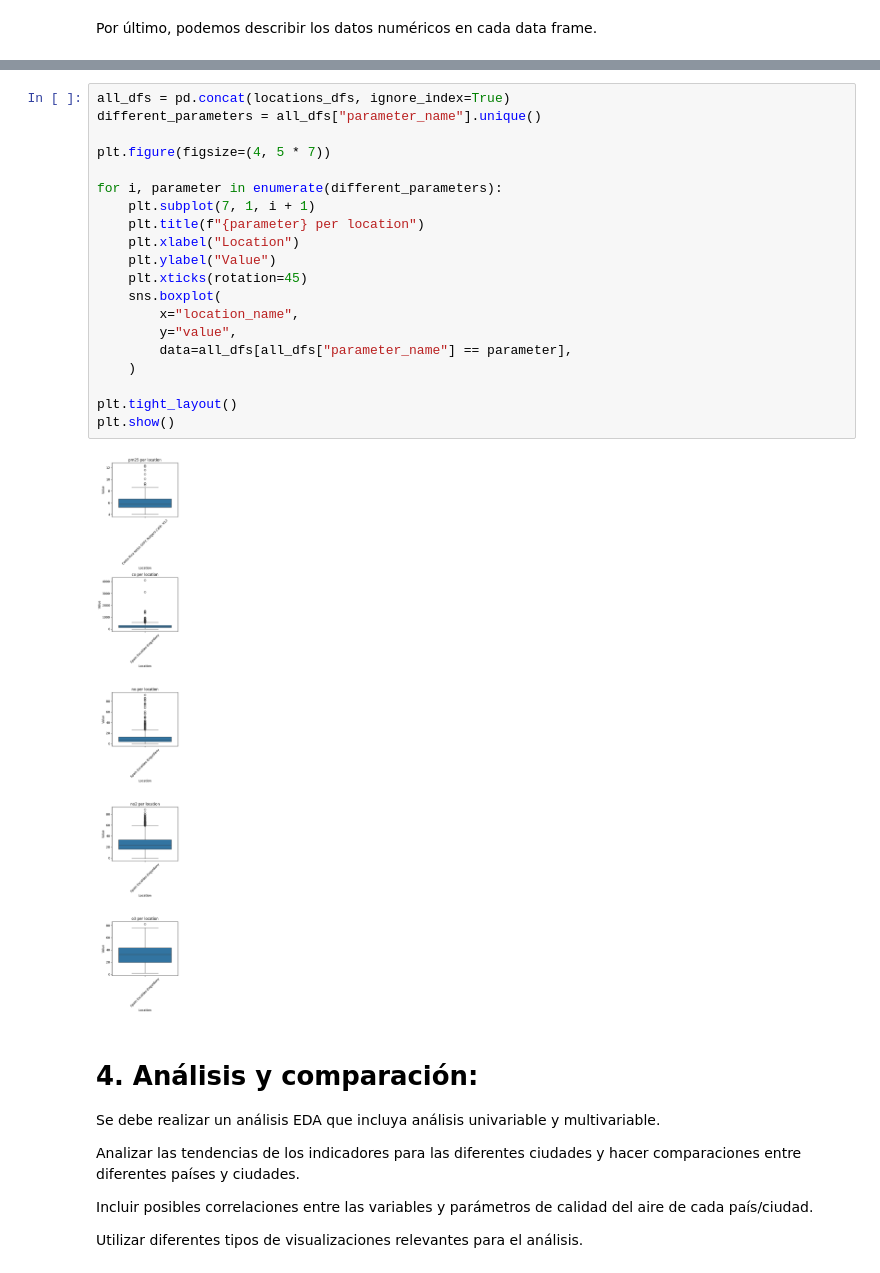
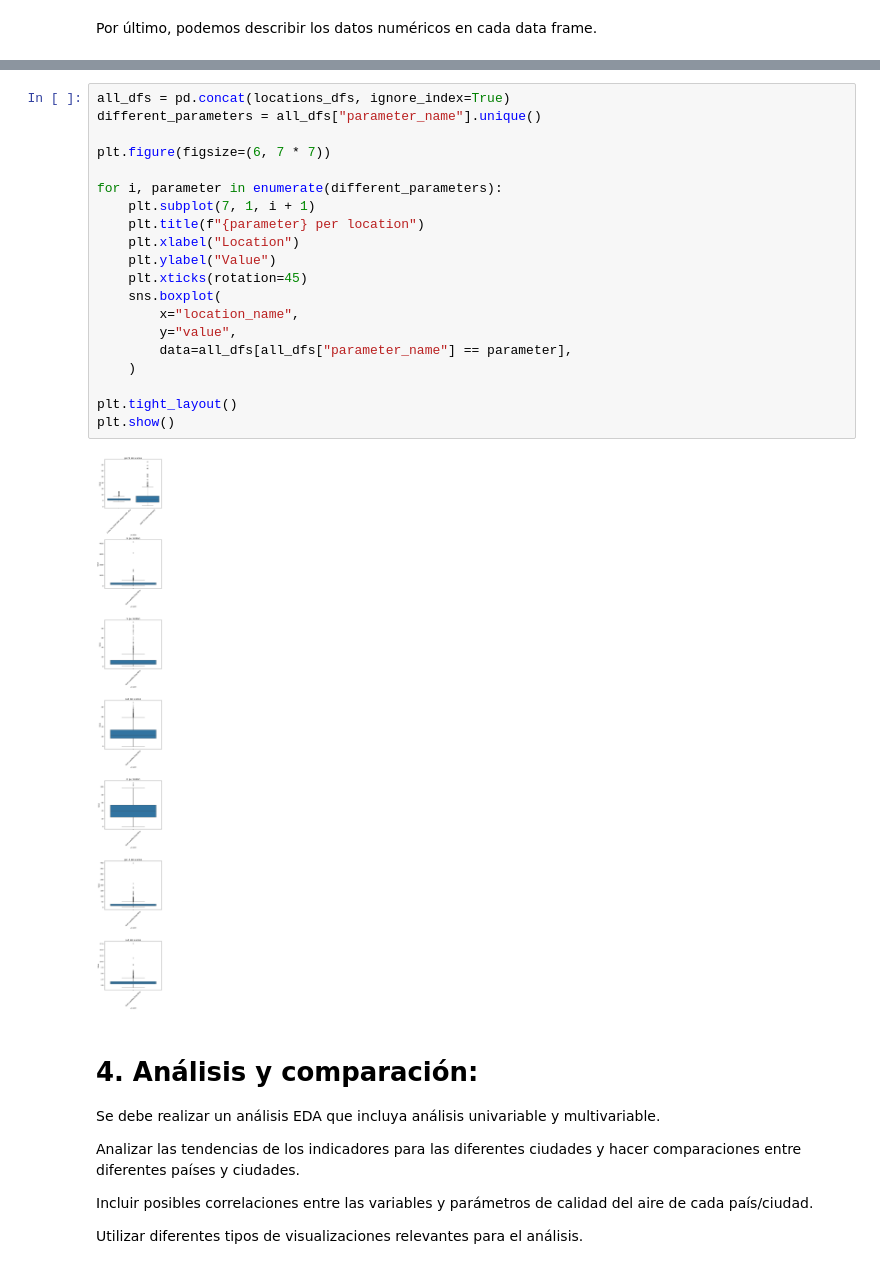
Before and after one commit to andonyns/air-quality, a Jupyter notebook: main.ipynb, the cells around one changed output, grey strips where cells are left out. Cells and saved outputs as stored; diff of their text form.

```diff
--- a/main.ipynb
+++ b/main.ipynb
@@ -830,25 +824,25 @@ plt.show()
 # %%
 all_dfs = pd.concat(locations_dfs, ignore_index=True)
 different_parameters = all_dfs["parameter_name"].unique()
 
-plt.figure(figsize=(4, 5 * 7))
+plt.figure(figsize=(6, 7 * 7))
 
 for i, parameter in enumerate(different_parameters):
     plt.subplot(7, 1, i + 1)
     plt.title(f"{parameter} per location")
     plt.xlabel("Location")
     plt.ylabel("Value")
     plt.xticks(rotation=45)
     sns.boxplot(
         x="location_name",
         y="value",
         data=all_dfs[all_dfs["parameter_name"] == parameter],
     )
 
 plt.tight_layout()
 plt.show()
 # %% [output]
-[figure, old version]
+[figure, new version]
 # %% [markdown]
 
 # 4. Análisis y comparación:
```
Also changed, not shown: parts of 12 cells of this notebook, 4 other files.
